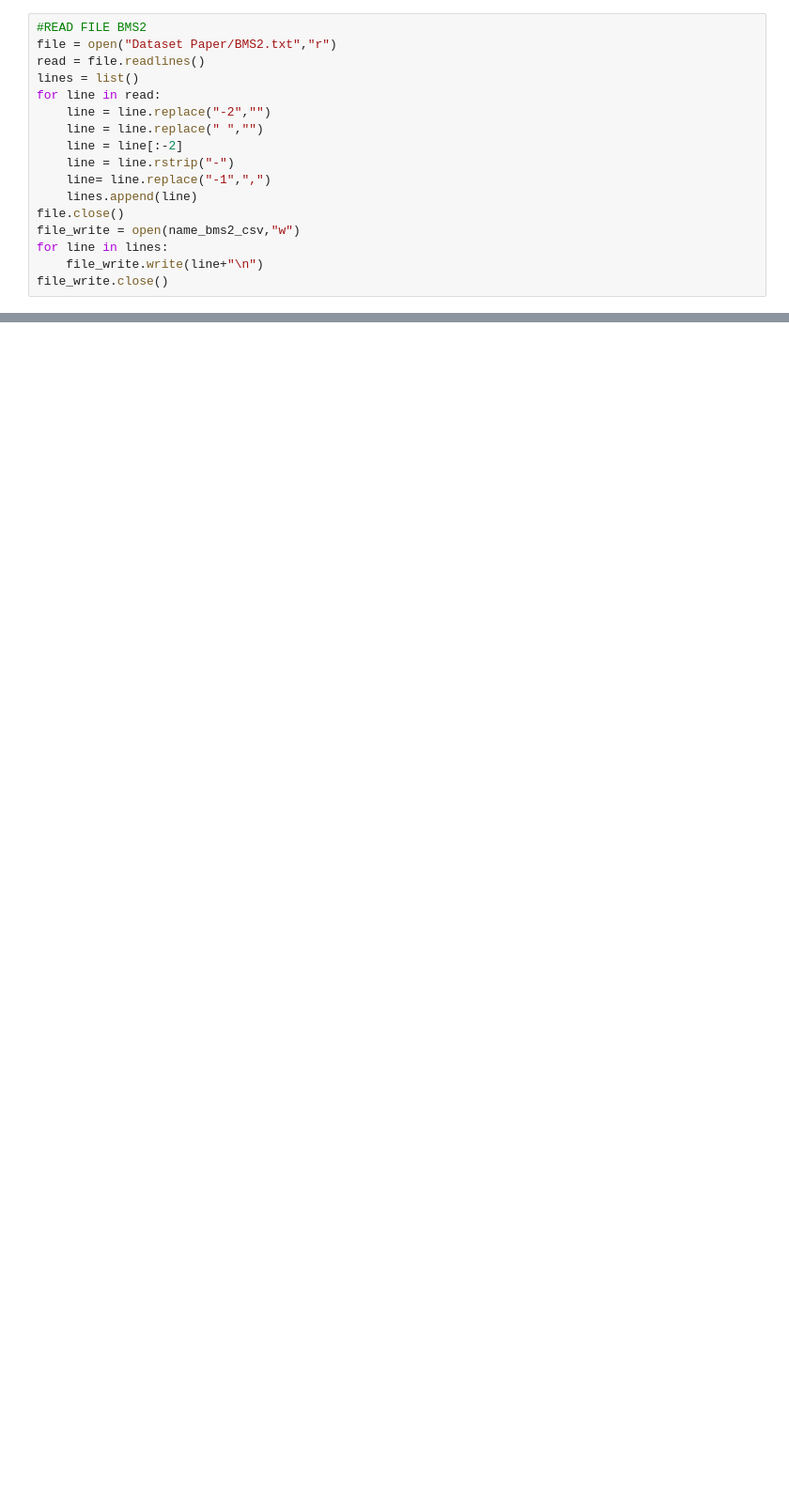
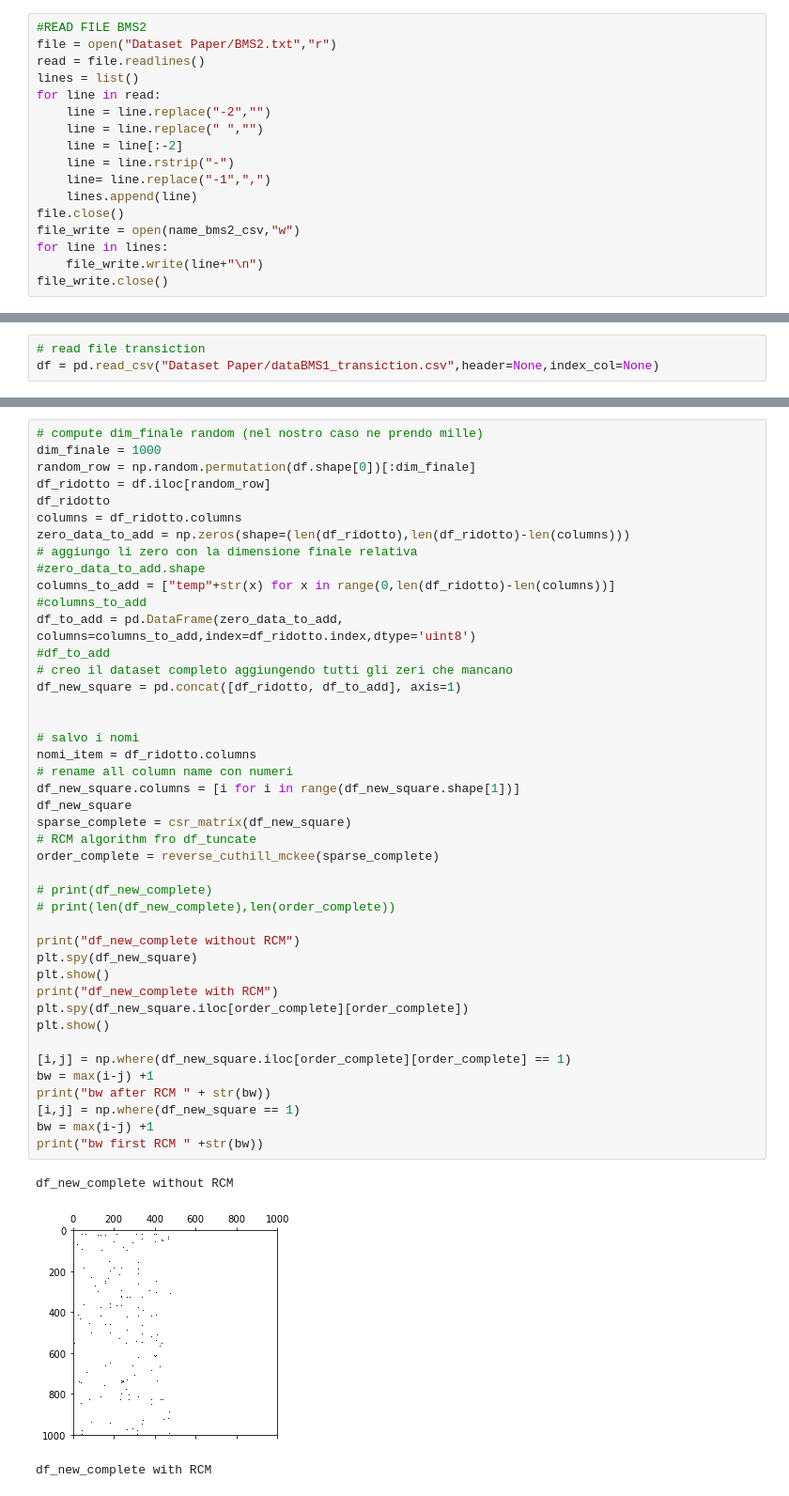
Before and after one commit to Dado1513/transactionalDataCAHD, a Jupyter notebook: test_dataset_paper_make.ipynb, the cells around one changed output, grey strips where cells are left out. Shown at 94% size. Saved outputs shown, nothing was run; the diff lists cells and outputs as text; blank space fills up the shorter version.

Commit message:
add parts with not square matrxi

```diff
--- a/test_dataset_paper_make.ipynb
+++ b/test_dataset_paper_make.ipynb
@@ -118,2 +122,5 @@ df_new.to_csv("Dataset Paper/dataBMS2_transiction.csv")
 # %% [output]
 KeyboardInterrupt:
+# %%
+# read file transiction
+df = pd.read_csv("Dataset Paper/dataBMS1_transiction.csv",header=None,index_col=None)
@@ -119,0 +147,47 @@ KeyboardInterrupt:
+# %%
+# compute dim_finale random (nel nostro caso ne prendo mille)
+dim_finale = 1000
+random_row = np.random.permutation(df.shape[0])[:dim_finale]
+df_ridotto = df.iloc[random_row]
+df_ridotto
+columns = df_ridotto.columns
+zero_data_to_add = np.zeros(shape=(len(df_ridotto),len(df_ridotto)-len(columns)))
+# aggiungo li zero con la dimensione finale relativa
+#zero_data_to_add.shape
+columns_to_add = ["temp"+str(x) for x in range(0,len(df_ridotto)-len(columns))]
+#columns_to_add
+df_to_add = pd.DataFrame(zero_data_to_add, columns=columns_to_add,index=df_ridotto.index,dtype='uint8')
+#df_to_add
+# creo il dataset completo aggiungendo tutti gli zeri che mancano
+df_new_square = pd.concat([df_ridotto, df_to_add], axis=1)
+
+
+# salvo i nomi
+nomi_item = df_ridotto.columns
+# rename all column name con numeri
+df_new_square.columns = [i for i in range(df_new_square.shape[1])]
+df_new_square
+sparse_complete = csr_matrix(df_new_square)
+# RCM algorithm fro df_tuncate
+order_complete = reverse_cuthill_mckee(sparse_complete)
+
+# print(df_new_complete)
+# print(len(df_new_complete),len(order_complete))
+
+print("df_new_complete without RCM")
+plt.spy(df_new_square)
+plt.show()
+print("df_new_complete with RCM")
+plt.spy(df_new_square.iloc[order_complete][order_complete])
+plt.show()
+
+[i,j] = np.where(df_new_square.iloc[order_complete][order_complete] == 1)
+bw = max(i-j) +1
+print("bw after RCM " + str(bw))
+[i,j] = np.where(df_new_square == 1)
+bw = max(i-j) +1
+print("bw first RCM " +str(bw))
+# %% [output]
+df_new_complete without RCM
+[figure, added]
+df_new_complete with RCM
```
Also changed, not shown: parts of 5 cells of this notebook, 2 other files.
